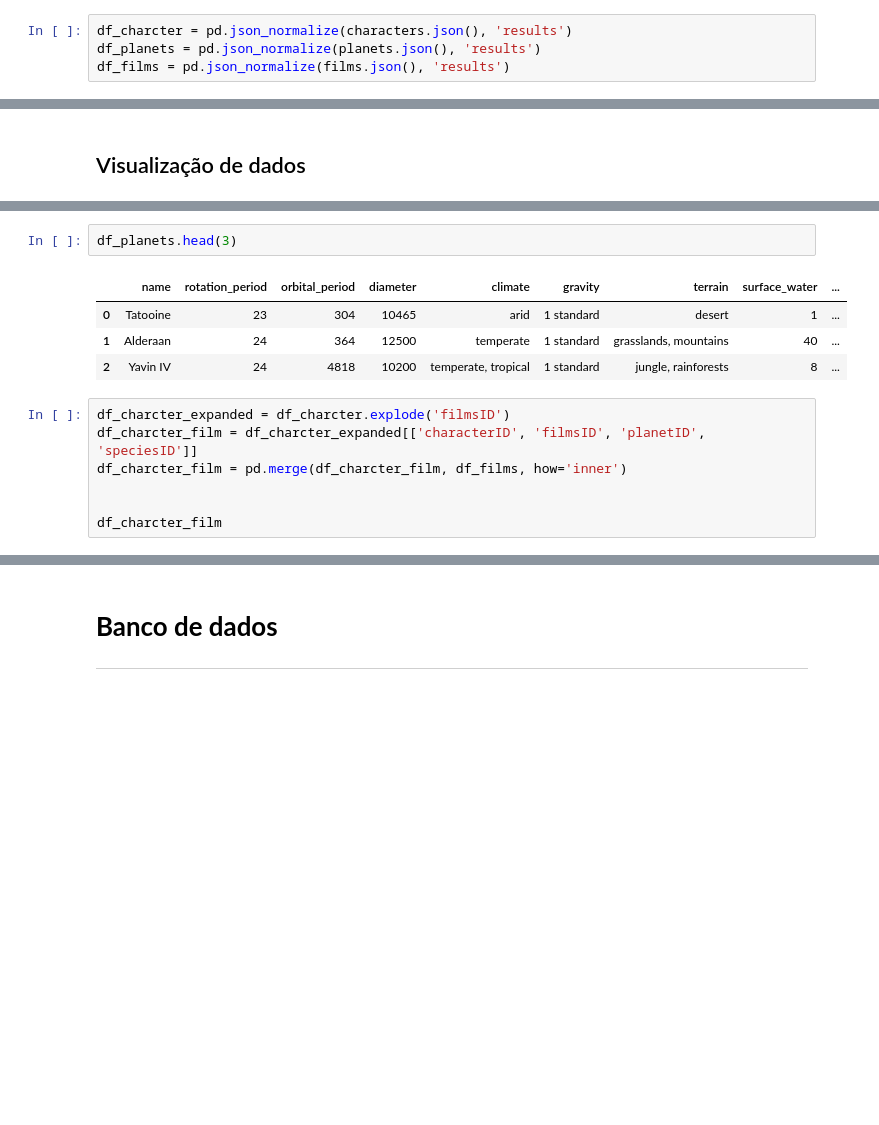
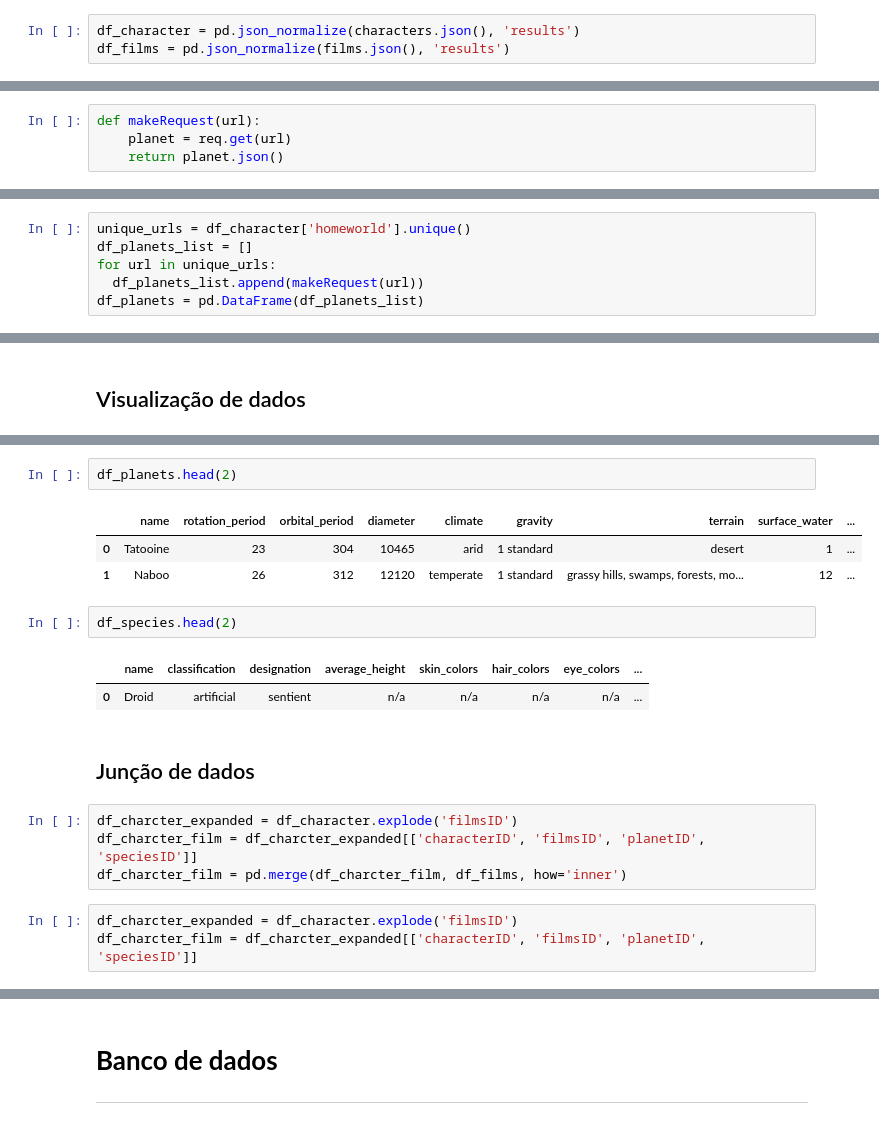
Before and after one commit to NIcknameInvalido/star_wars, a Jupyter notebook: app.ipynb, the cells around one changed output, grey strips where cells are left out. Saved outputs shown, nothing was run; the diff lists cells and outputs as text; blank space fills up the shorter version.

```diff
--- a/app.ipynb
+++ b/app.ipynb
@@ -25,6 +19,5 @@ films = req.get('https://swapi.dev/api/films')
 # %% [markdown]
 # Criação de dataframes pandas para manipulação de dados
 # %%
-df_charcter = pd.json_normalize(characters.json(), 'results')
-df_planets = pd.json_normalize(planets.json(), 'results')
+df_character = pd.json_normalize(characters.json(), 'results')
 df_films = pd.json_normalize(films.json(), 'results')
@@ -36,3 +31,7 @@ df_films = pd.json_normalize(films.json(), 'results')
 def extractNumberFromUrl(url):
     found = reg.search(r'/(\d+)/', url)
     return int(found.group(1)) if found else None
+# %%
+def makeRequest(url):
+    planet = req.get(url)
+    return planet.json()
@@ -38,0 +42,6 @@ def extractNumberFromUrl(url):
+# %%
+unique_urls = df_character['homeworld'].unique()
+df_planets_list = []
+for url in unique_urls:
+  df_planets_list.append(makeRequest(url))
+df_planets = pd.DataFrame(df_planets_list)
@@ -74,19 +108,25 @@ df_films.head(2)
 | 0 | A New Hope | 4 | It is a period of civil war.\r\nR... | George Lucas | Gary Kurtz, Rick McCallum | 1977-05-25 | [1, 2, 3, 4, 5, 6, 7, 8, 9, 10, 1... | [1, 2, 3] | [2, 3, 5, 9, 10, 11, 12, 13] | ... |
 | 1 | The Empire Strikes Back | 5 | It is a dark time for the\r\nRebe... | Irvin Kershner | Gary Kurtz, Rick McCallum | 1980-05-17 | [1, 2, 3, 4, 5, 10, 13, 14, 18, 2... | [4, 5, 6, 27] | [3, 10, 11, 12, 15, 17, 21, 22, 23] | ... |
 # %%
-df_planets.head(3)
+df_planets.head(2)
 # %% [output]
 |  | name | rotation_period | orbital_period | diameter | climate | gravity | terrain | surface_water | ... |
 | 0 | Tatooine | 23 | 304 | 10465 | arid | 1 standard | desert | 1 | ... |
-| 1 | Alderaan | 24 | 364 | 12500 | temperate | 1 standard | grasslands, mountains | 40 | ... |
-| 2 | Yavin IV | 24 | 4818 | 10200 | temperate, tropical | 1 standard | jungle, rainforests | 8 | ... |
+| 1 | Naboo | 26 | 312 | 12120 | temperate | 1 standard | grassy hills, swamps, forests, mo... | 12 | ... |
+# %%
+df_species.head(2)
+# %% [output]
+|  | name | classification | designation | average_height | skin_colors | hair_colors | eye_colors | ... |
+| 0 | Droid | artificial | sentient | n/a | n/a | n/a | n/a | ... |
+# %% [markdown]
+## Junção de dados
 # %%
-df_charcter_expanded = df_charcter.explode('filmsID')
+df_charcter_expanded = df_character.explode('filmsID')
 df_charcter_film = df_charcter_expanded[['characterID', 'filmsID', 'planetID', 'speciesID']]
 df_charcter_film = pd.merge(df_charcter_film, df_films, how='inner')
-
-
-df_charcter_film
+# %%
+df_charcter_expanded = df_character.explode('filmsID')
+df_charcter_film = df_charcter_expanded[['characterID', 'filmsID', 'planetID', 'speciesID']]
 # %%
 df_charcter_film
 # %% [output]
```
Also changed, not shown: parts of 22 cells of this notebook.
